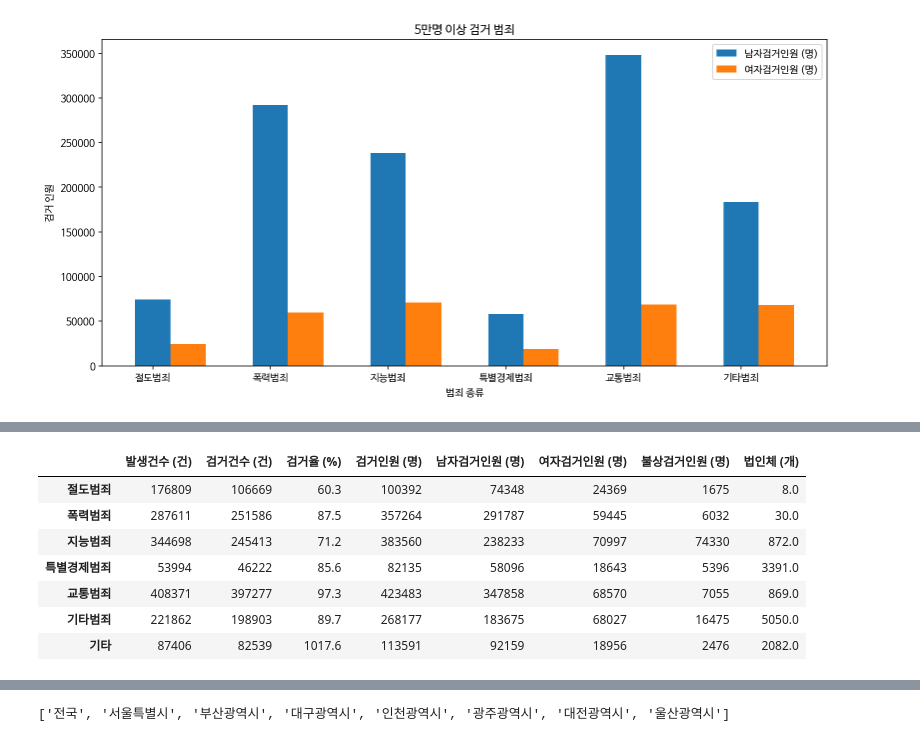
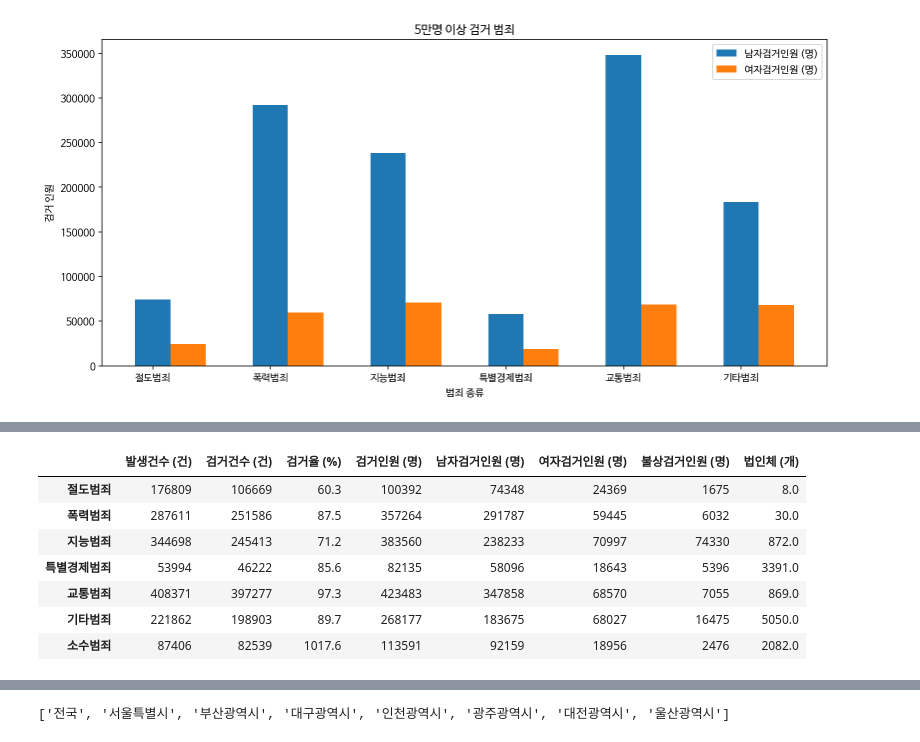
Before and after one commit to rhdtka21/DeepLearningProject, a Jupyter notebook: 데이터분석.ipynb, the cells around one changed output, grey strips where cells are left out. Cells and saved outputs as stored; diff of their text form; code cells hidden in the pictures.

```diff
--- a/데이터분석.ipynb
+++ b/데이터분석.ipynb
@@ -99,20 +132,24 @@ plt.show()
 # %%
+# 5만건 미만의 범죄는 모두 '소수범죄'로 묶음
 temp = {}
 for c in result.columns:
   temp[c] = result_small[c].sum()
 
-result_others=pd.DataFrame(temp, index = ['기타'])
+# index를 소수범죄로 설정
+result_others=pd.DataFrame(temp, index = ['소수범죄'])
 
 result_sum = pd.concat([result_big, result_others],ignore_index=False)
+
+# 소수범죄를 포함한 이름
 crime_sum_names = result_sum.index
 result_sum
 # %% [output]
 |  | 발생건수 (건) | 검거건수 (건) | 검거율 (%) | 검거인원 (명) | 남자검거인원 (명) | 여자검거인원 (명) | 불상검거인원 (명) | 법인체 (개) |
 | 절도범죄 | 176809 | 106669 | 60.3 | 100392 | 74348 | 24369 | 1675 | 8.0 |
 | 폭력범죄 | 287611 | 251586 | 87.5 | 357264 | 291787 | 59445 | 6032 | 30.0 |
 | 지능범죄 | 344698 | 245413 | 71.2 | 383560 | 238233 | 70997 | 74330 | 872.0 |
 | 특별경제범죄 | 53994 | 46222 | 85.6 | 82135 | 58096 | 18643 | 5396 | 3391.0 |
 | 교통범죄 | 408371 | 397277 | 97.3 | 423483 | 347858 | 68570 | 7055 | 869.0 |
 | 기타범죄 | 221862 | 198903 | 89.7 | 268177 | 183675 | 68027 | 16475 | 5050.0 |
-| 기타 | 87406 | 82539 | 1017.6 | 113591 | 92159 | 18956 | 2476 | 2082.0 |
+| 소수범죄 | 87406 | 82539 | 1017.6 | 113591 | 92159 | 18956 | 2476 | 2082.0 |
 # %%
```
Also changed, not shown: parts of 16 cells of this notebook.
